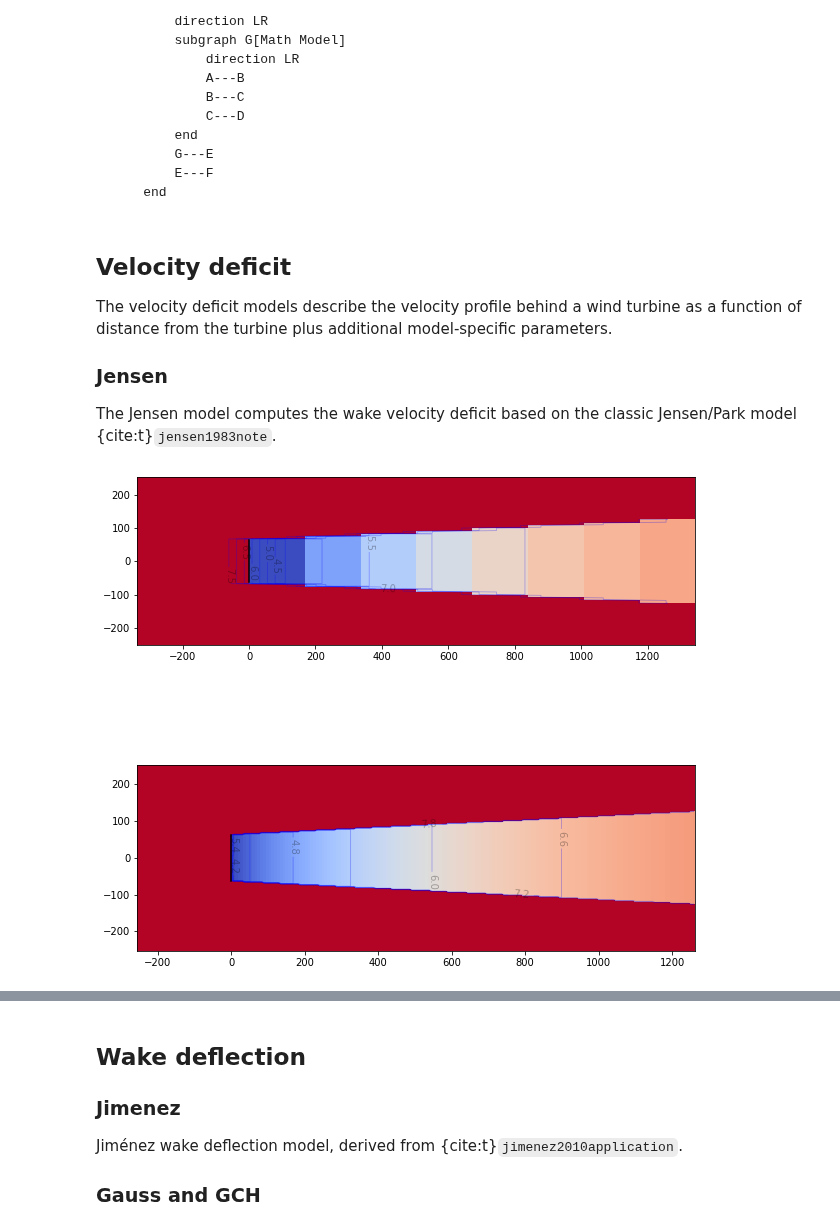
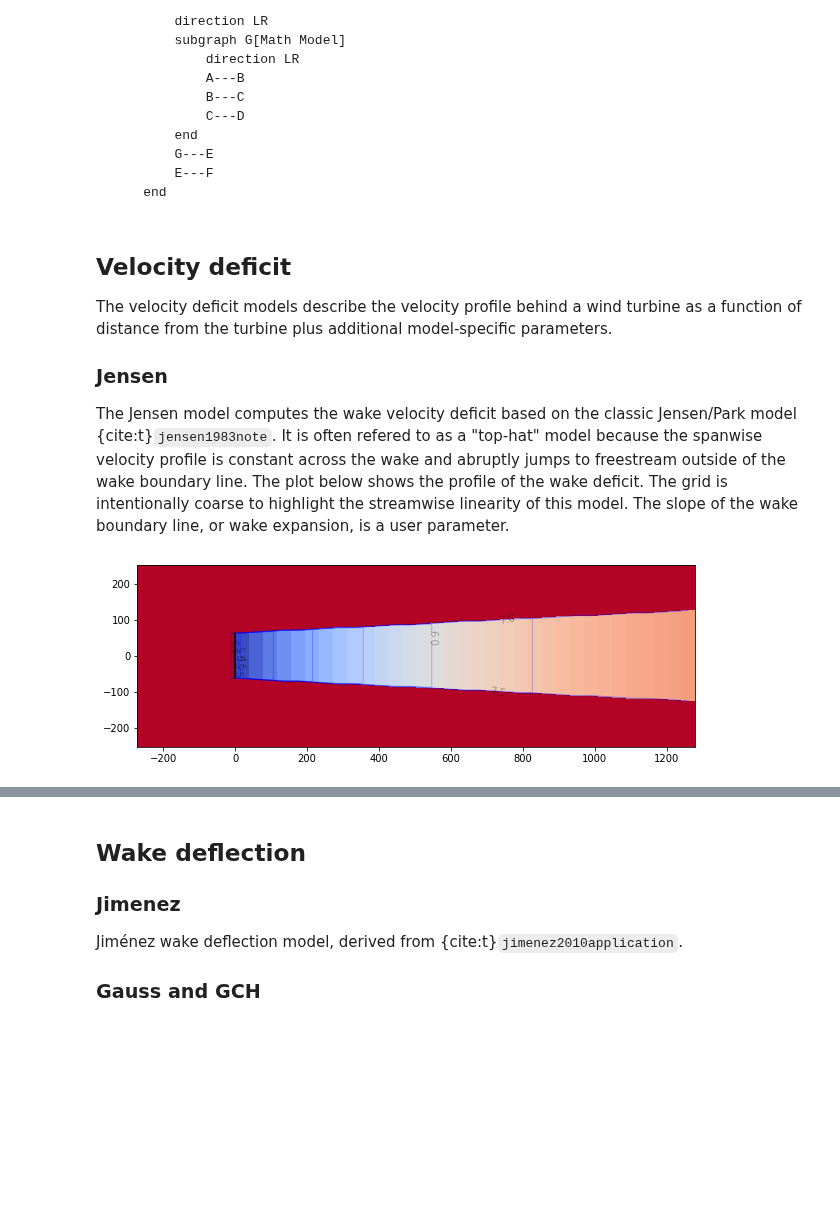
Before and after one commit to NREL/floris, a Jupyter notebook: docs/wake_models.ipynb, the cells around one changed output, grey strips where cells are left out. Saved outputs shown, nothing was run; the diff lists cells and outputs as text; code cells hidden in the pictures; blank space fills up the shorter version.

Commit message:
Add info for Jensen and GCH velocty models

```diff
--- a/docs/wake_models.ipynb
+++ b/docs/wake_models.ipynb
@@ -48,24 +48,20 @@ distance from the turbine plus additional model-specific parameters.
 
 ### Jensen
 The Jensen model computes the wake velocity deficit based on the classic Jensen/Park model
-{cite:t}`jensen1983note`.
+{cite:t}`jensen1983note`. It is often refered to as a "top-hat" model because the spanwise
+velocity profile is constant across the wake and abruptly jumps to freestream outside of the
+wake boundary line. The plot below shows the profile of the wake deficit. The grid is
+intentionally coarse to highlight the streamwise linearity of this model. The slope of
+the wake boundary line, or wake expansion, is a user parameter.
 # %%
-fig, axarr = plt.subplots(2, 1, figsize=(10, 10))
-axarr = axarr.flatten()
+fig, axes = plt.subplots(1, 1, figsize=(10, 10))
 fi = FlorisInterface("../examples/inputs/jensen.yaml")
 fi.reinitialize(layout_x=np.array([0.0]), layout_y=np.array([0.0]))
 horizontal_plane = fi.calculate_horizontal_plane(
     height=90.0,
-    x_resolution=10,
+    x_resolution=40,
 )
-wakeviz.visualize_cut_plane(horizontal_plane, ax=axarr[0])
-wakeviz.plot_turbines_with_fi(fi, ax=axarr[0])
-
-horizontal_plane = fi.calculate_horizontal_plane(
-    height=90.0,
-    x_resolution=200,
-)
-wakeviz.visualize_cut_plane(horizontal_plane, ax=axarr[1])
-wakeviz.plot_turbines_with_fi(fi, ax=axarr[1])
+wakeviz.visualize_cut_plane(horizontal_plane, ax=axes)
+wakeviz.plot_turbines_with_fi(fi, ax=axes)
 # %% [output]
-[figure, old version]
+[figure, new version]
```
Also changed, not shown: parts of 10 cells of this notebook.
